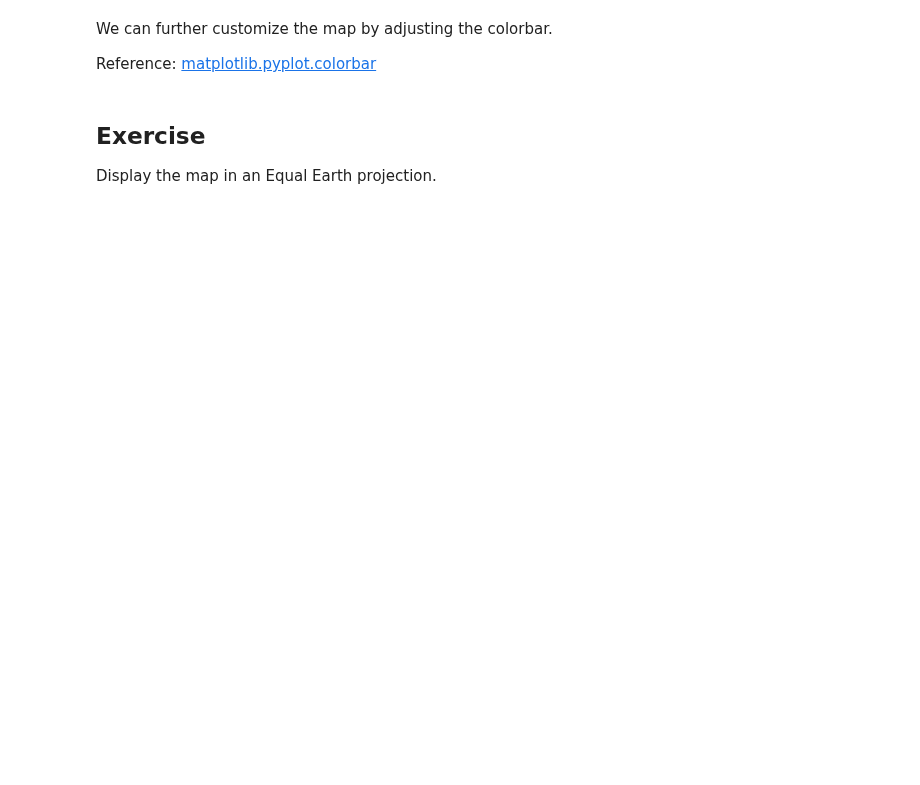
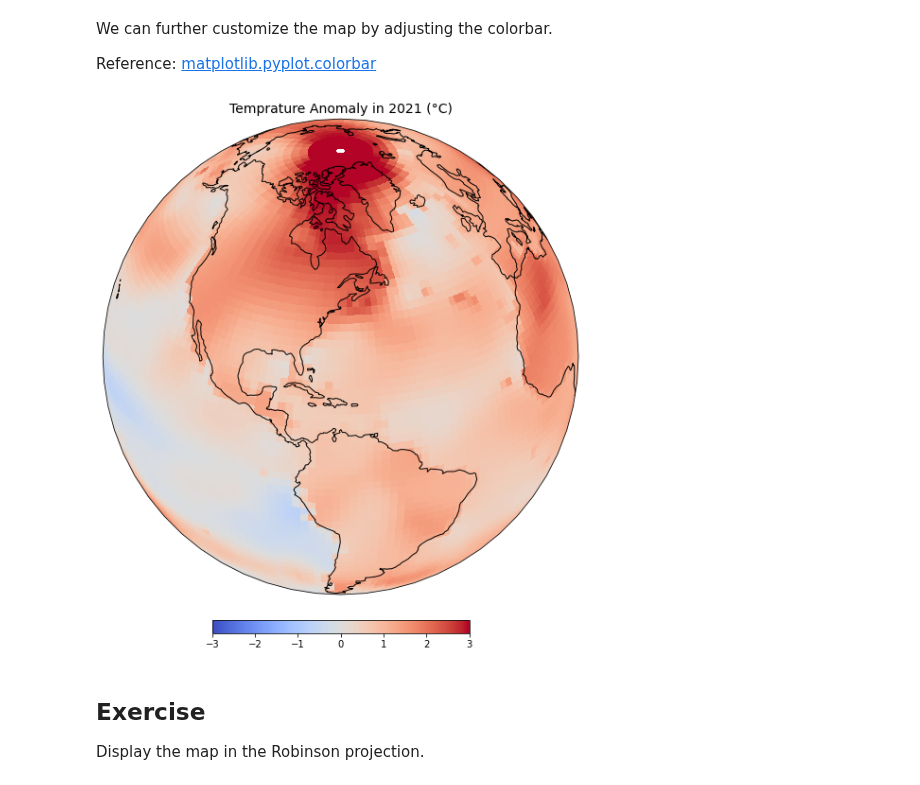
Before and after one commit to spatialthoughts/courses, a Jupyter notebook: code/python_dataviz/07_mapping_gridded_datasets.ipynb, the cells around one changed output. Drawn from its saved outputs; the diff is of its cells as text; code cells hidden in the pictures; blank space fills up the shorter version.

```diff
--- a/code/python_dataviz/07_mapping_gridded_datasets.ipynb
+++ b/code/python_dataviz/07_mapping_gridded_datasets.ipynb
@@ -244,30 +143,31 @@ Reference: [matplotlib.pyplot.colorbar](https://matplotlib.org/stable/api/_as_ge
 # %%
 cbar_kwargs = {
     'orientation':'horizontal',
-    'location': 'bottom',
     'fraction': 0.025,
     'pad': 0.05,
     'extend':'neither'
 }
 
-ax = plt.axes(projection=ccrs.Orthographic(0, 30))
+ax = plt.axes(projection=ccrs.Orthographic(-70, 30))
 ax.coastlines()
 anomaly2021.plot.imshow(
     ax=ax,
-    vmin=-4, vmax=4, cmap='coolwarm',
+    vmin=-3, vmax=3, cmap='coolwarm',
     transform=ccrs.PlateCarree(),
     add_labels=False,
     cbar_kwargs=cbar_kwargs)
 
 fig = plt.gcf()
 fig.set_size_inches(10,10)
 plt.title('Temprature Anomaly in 2021 (°C)', fontsize = 14)
 
 output_folder = 'output'
 output_path = os.path.join(output_folder, 'anomaly.jpg')
 plt.savefig(output_path, dpi=300)
 plt.show()
+# %% [output]
+[figure, added]
 # %% [markdown]
 ## Exercise
 
-Display the map in an Equal Earth projection.
+Display the map in the Robinson projection.
```
Also changed, not shown: parts of 36 cells of this notebook.
